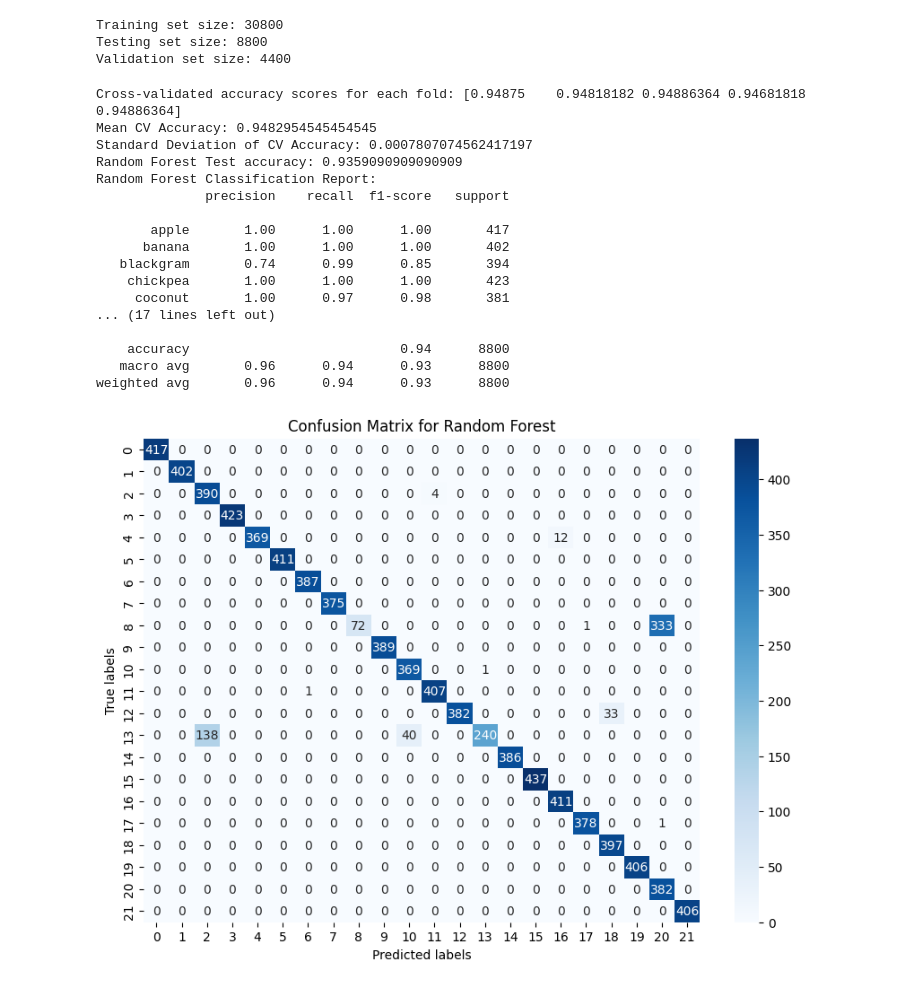
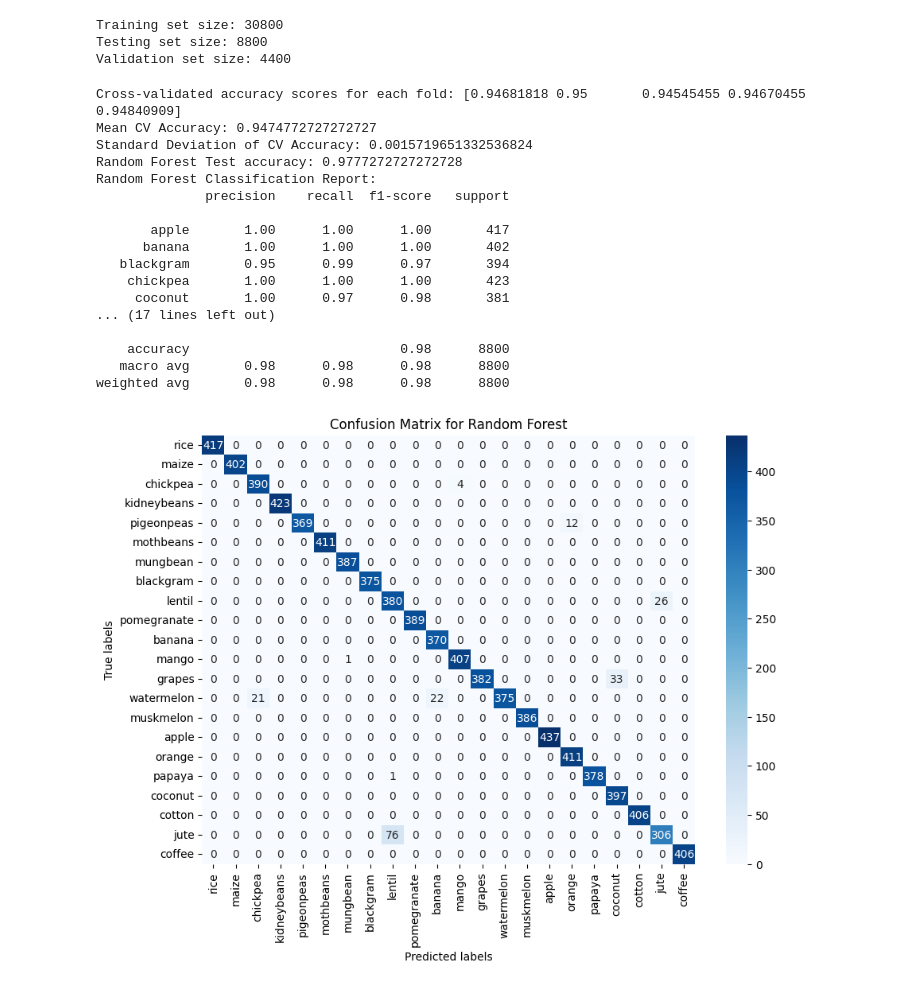
Before and after one commit to qasmendoza/crop-recommendation, a Jupyter notebook: Crops.ipynb, the cells around one changed output. Drawn from its saved outputs; the diff is of its cells as text; code cells hidden in the pictures.

```diff
--- a/Crops.ipynb
+++ b/Crops.ipynb
@@ -53,7 +71,7 @@ Testing set size: 8800
 Validation set size: 4400
 # %%
 # Random Forest
-clf_rf = RandomForestClassifier(n_estimators=50, max_depth=6, max_features=5, random_state=0)
+clf_rf = RandomForestClassifier(n_estimators=90, max_depth=6, max_features=4, random_state=0)
 clf_rf.fit(X_train_temp, y_train_temp)
 
 # Perform 5-fold cross-validation
@@ -79,9 +97,12 @@ n_classes = y_bin_test.shape[1]
 # Compute the confusion matrix
 conf_mat_rf = confusion_matrix(y_test, y_pred_rf)
 
+# Extract unique class labels
+class_labels = data['label'].unique()
+
 # Plot using Seaborn
 plt.figure(figsize=(10,7))
-sns.heatmap(conf_mat_rf, annot=True, fmt="d", cmap='Blues')
+sns.heatmap(conf_mat_rf, annot=True, fmt="d", cmap='Blues', xticklabels=class_labels, yticklabels=class_labels)
 plt.xlabel('Predicted labels')
 plt.ylabel('True labels')
 plt.title('Confusion Matrix for Random Forest')
@@ -102,42 +123,42 @@ plt.show()
 #     mean_tpr += np.interp(all_fpr, fpr[i], tpr[i])
 # mean_tpr /= n_classes
 
 # fpr["macro"] = all_fpr
 # tpr["macro"] = mean_tpr
 # roc_auc["macro"] = auc(fpr["macro"], tpr["macro"])
 
 # print("Random Forest Macro-average of ROC curve:", roc_auc["macro"])
 
 # # Plot the ROC curve
 # plt.figure()
 # plt.plot(fpr["macro"], tpr["macro"],
 #          label='macro-average ROC curve (area = {0:0.2f})'
 #                ''.format(roc_auc["macro"]),
 #          color='navy', linestyle=':', linewidth=4)
 # plt.xlabel('False Positive Rate')
 # plt.ylabel('True Positive Rate')
 # plt.title('Receiver Operating Characteristic Curve for Random Forest')
 # plt.legend(loc="lower right")
 # plt.show()
 # %% [output]
-Cross-validated accuracy scores for each fold: [0.94875    0.94818182 0.94886364 0.94681818 0.94886364]
-Mean CV Accuracy: 0.9482954545454545
-Standard Deviation of CV Accuracy: 0.0007807074562417197
-Random Forest Test accuracy: 0.9359090909090909
+Cross-validated accuracy scores for each fold: [0.94681818 0.95       0.94545455 0.94670455 0.94840909]
+Mean CV Accuracy: 0.9474772727272727
+Standard Deviation of CV Accuracy: 0.0015719651332536824
+Random Forest Test accuracy: 0.9777272727272728
 Random Forest Classification Report:
               precision    recall  f1-score   support
 
        apple       1.00      1.00      1.00       417
       banana       1.00      1.00      1.00       402
-   blackgram       0.74      0.99      0.85       394
+   blackgram       0.95      0.99      0.97       394
     chickpea       1.00      1.00      1.00       423
      coconut       1.00      0.97      0.98       381
 ... (17 lines left out)
 
-    accuracy                           0.94      8800
-   macro avg       0.96      0.94      0.93      8800
-weighted avg       0.96      0.94      0.93      8800
+    accuracy                           0.98      8800
+   macro avg       0.98      0.98      0.98      8800
+weighted avg       0.98      0.98      0.98      8800
-[figure, old version]
+[figure, new version]
 # %%
 # Set var_smoothing parameter for regularization; you can adjust the value as needed
 # Naive Bayes with regularization
```
Also changed, not shown: parts of 7 cells of this notebook.
